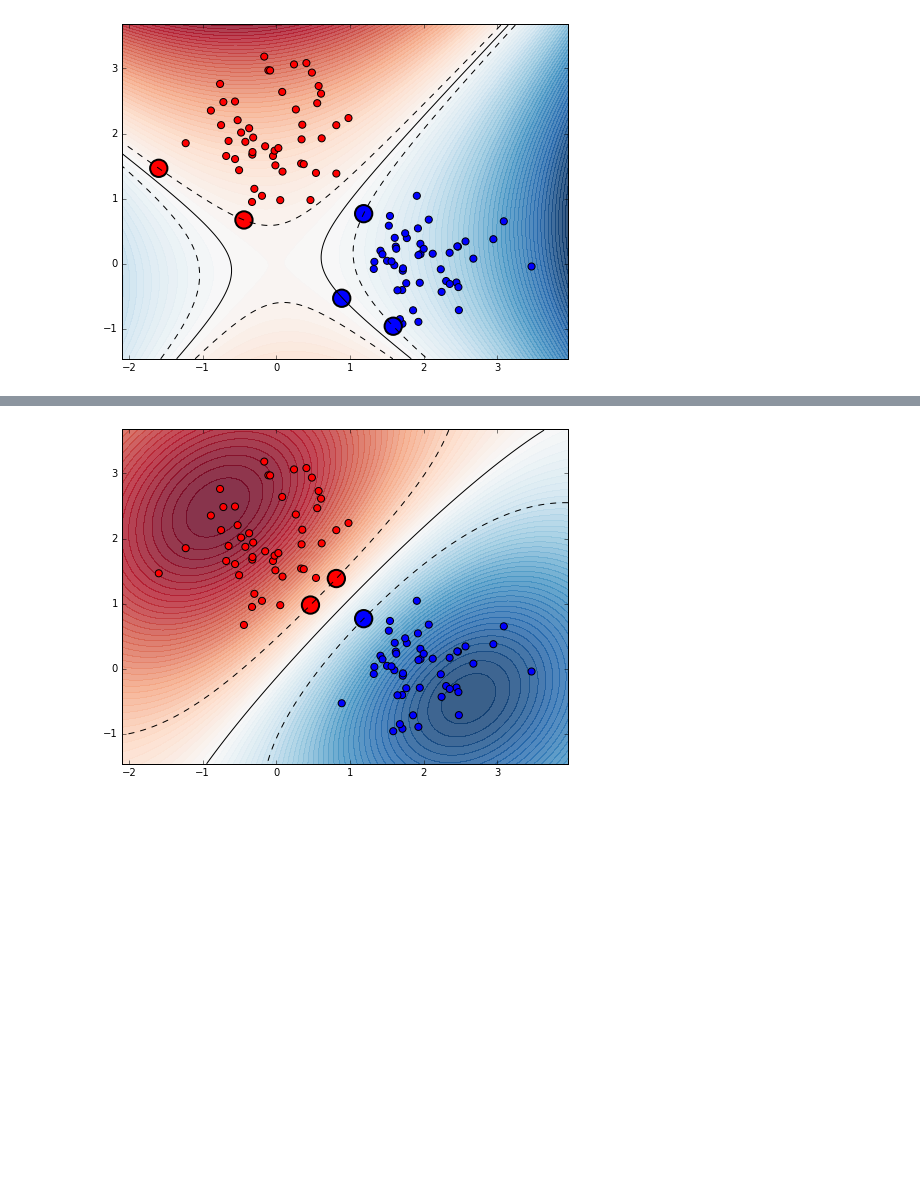
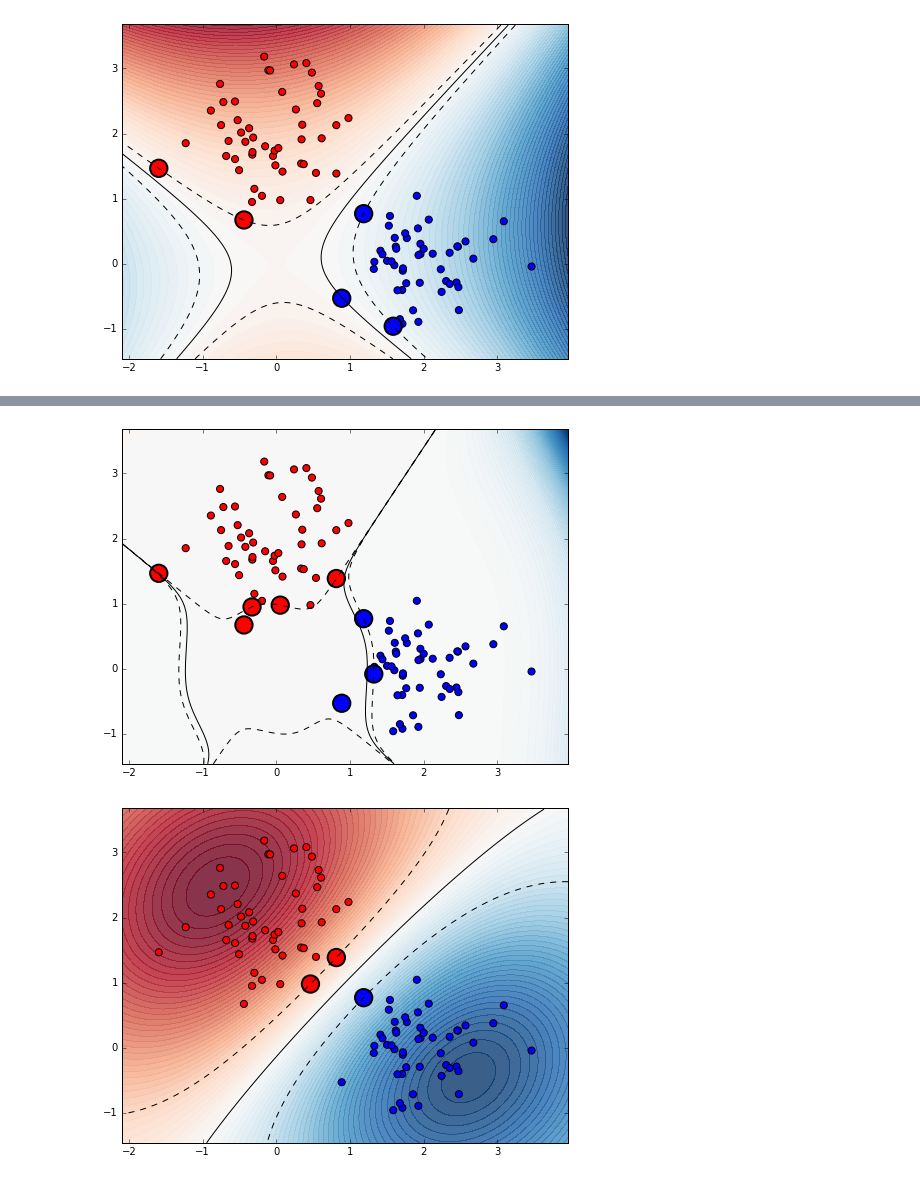
Before and after one commit to giuliacarletti/BigDive, a Jupyter notebook: datascience/ml/ML2-Classifiers_Lezione_11_nov_2016.ipynb, the cells around one changed output, grey strips where cells are left out. Cells and saved outputs as stored; diff of their text form; code cells hidden in the pictures; blank space fills up the shorter version.

```diff
--- a/datascience/ml/ML2-Classifiers_Lezione_11_nov_2016.ipynb
+++ b/datascience/ml/ML2-Classifiers_Lezione_11_nov_2016.ipynb
@@ -558,3 +604,16 @@ scatter(SV[:, 0], SV[:, 1], c=y[model.support_],
 # model = svm.SVC(kernel='poly', degree=10, C=10.)   # decision boundary più complessa
 # %% [output]
 [figure]
+# %%
+model = svm.SVC(kernel='poly', degree=3, C=0.1)
+model.fit(X, y)
+
+plot_decision_boundary(model, X, plot_hyperplanes=True)
+
+# plot the dataset points
+scatter(X[:, 0], X[:, 1], c=y, cmap=cm_bright, s=50)
+
+# plot the support vectors
+SV = model.support_vectors_
+scatter(SV[:, 0], SV[:, 1], c=y[model.support_],
+        cmap=cm_bright, s=300, marker='o', facecolors='none', linewidths=2.);
@@ -561,3 +622,22 @@ scatter(SV[:, 0], SV[:, 1], c=y[model.support_],
+# %%
+# polinomio di grado 10       # decision boundary più complessa
+
+model = svm.SVC(kernel='poly', degree=10, C=10.)
+model.fit(X, y)
+
+plot_decision_boundary(model, X, plot_hyperplanes=True)
+
+# plot the dataset points
+scatter(X[:, 0], X[:, 1], c=y, cmap=cm_bright, s=50)
+
+# plot the support vectors
+SV = model.support_vectors_
+scatter(SV[:, 0], SV[:, 1], c=y[model.support_],
+        cmap=cm_bright, s=300, marker='o', facecolors='none', linewidths=2.);
+
+# la decision boundary è un piano di decimo grado
+# %% [output]
+[figure, added]
 # %%
 model = svm.SVC(kernel='rbf', gamma=1e-1, C=100.)
 model.fit(X, y)
```
Also changed, not shown: parts of 29 cells of this notebook, 1 other file.
